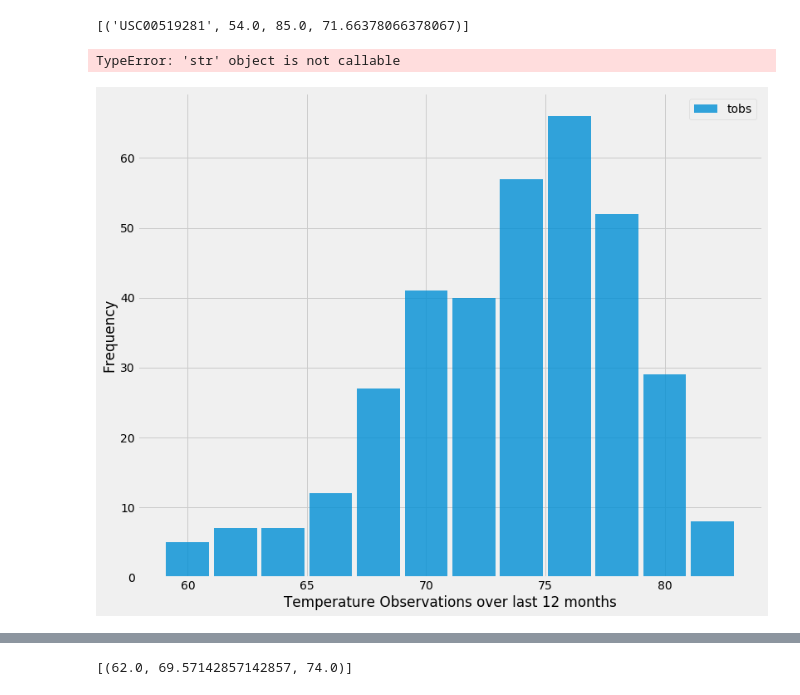
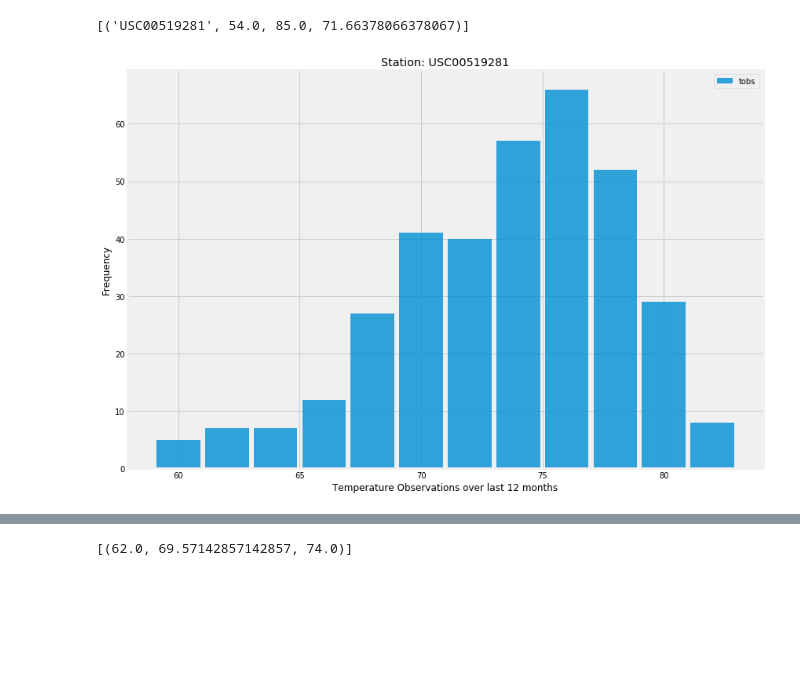
Before and after one commit to JimCDabc/sqlalchemy-challenge, a Jupyter notebook: climate.ipynb, the cells around one changed output, grey strips where cells are left out. Saved outputs shown, nothing was run; the diff lists cells and outputs as text; code cells hidden in the pictures; blank space fills up the shorter version.

```diff
--- a/climate.ipynb
+++ b/climate.ipynb
@@ -237,25 +240,24 @@ session.query(Measurement.station, func.min(Measurement.tobs), func.max(Measurem
 # %%
 # Choose the station with the highest number of temperature observations.
 # Query the last 12 months of temperature observation data for this station and plot the results as a histogram
 tobsQuery = session.query(Measurement.date, Measurement.tobs).\
     filter(Measurement.station == 'USC00519281'). \
     filter(Measurement.date >= yearAgoDate)
 
 tobsResults_df = pd.read_sql(tobsQuery.statement, engine)
 
 tobsResults_df.set_index('date', inplace=True)
 tobsResults_df.dropna(inplace=True)
 tobsResults_df
 
 #fig, ax = plt.subplots()
-tobsResults_df.plot.hist(bins=12, alpha = 0.8, figsize=(12,10), grid=True, rwidth=0.9)
+tobsResults_df.plot.hist(bins=12, alpha = 0.8, figsize=(12,8), grid=True, rwidth=0.9)
 plt.xlabel("Temperature Observations over last 12 months")
 plt.title('Station: USC00519281')
 plt.tight_layout()
 plt.show()
 # %% [output]
-TypeError: 'str' object is not callable
-[figure, old version]
+[figure, new version]
 # %% [markdown]
 ![precipitation](Images/station-histogram.png)
 # %%
```
Also changed, not shown: parts of 9 cells of this notebook.
